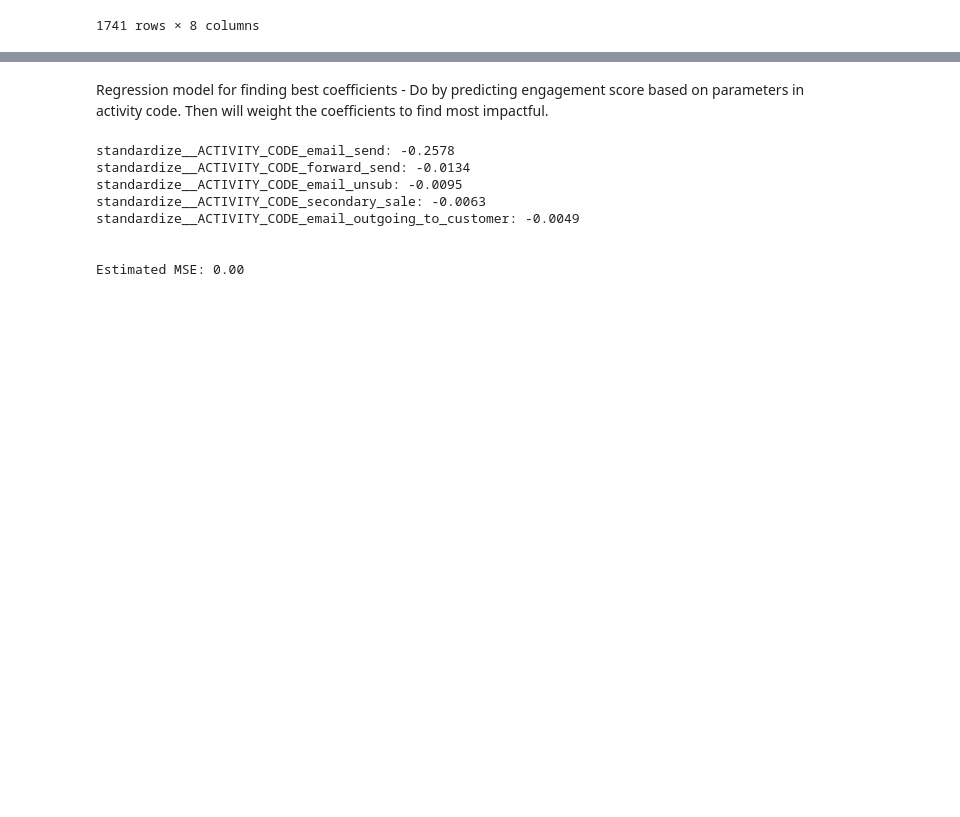
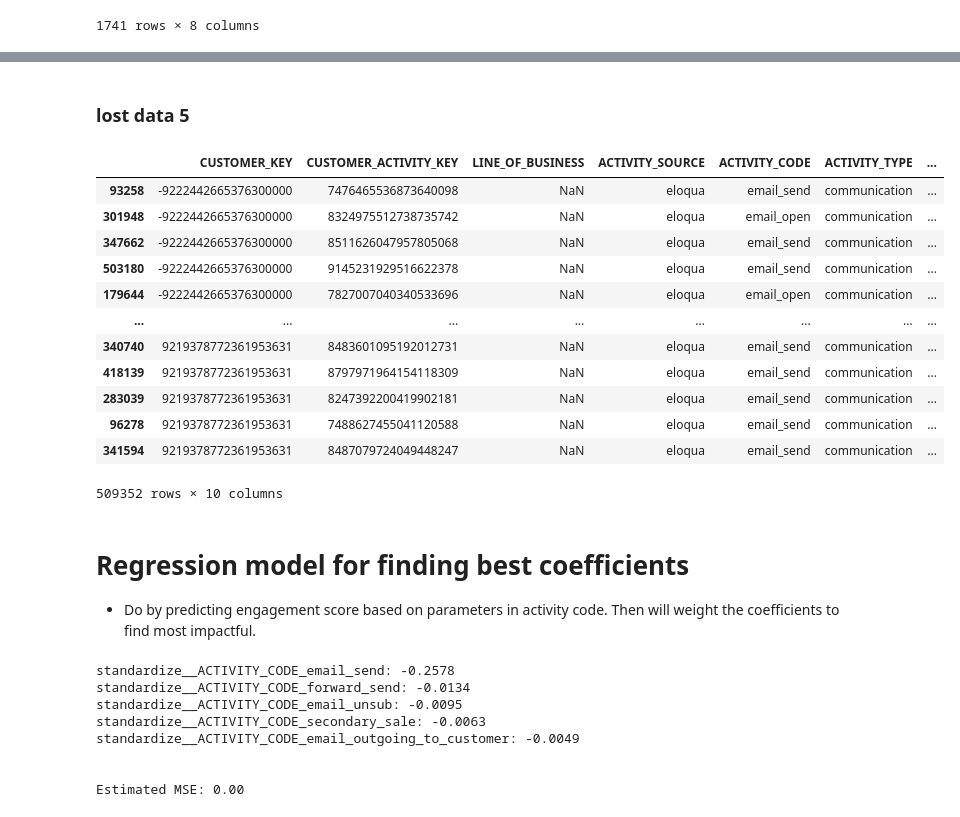
Before and after one commit to ddchamber/Seahawks, a Jupyter notebook: Data_Overview.ipynb, the cells around one changed output, grey strips where cells are left out. Drawn from its saved outputs; the diff is of its cells as text; code cells hidden in the pictures; blank space fills up the shorter version.

```diff
--- a/Data_Overview.ipynb
+++ b/Data_Overview.ipynb
@@ -802,0 +829,24 @@ sth_clean
+# %% [markdown]
+### lost data 5
+# %%
+lost5 = pd.read_csv("/Users/dan/calpoly/BusinessAnalytics/GSB503HAWKS/data/lostData/lost_stnl_and_bp_activity_subset_5.csv")
+# %%
+lost5['Date'] = pd.to_datetime(lost5['ACTIVITY_DATETIME'])
+lost5_date_sorted = lost5.sort_values(by=['CUSTOMER_KEY','Date'])
+
+lost5_filtered = remove_consecutive_page_views(lost5)
+lost5_filtered
+# %% [output]
+|  | CUSTOMER_KEY | CUSTOMER_ACTIVITY_KEY | LINE_OF_BUSINESS | ACTIVITY_SOURCE | ACTIVITY_CODE | ACTIVITY_TYPE | ... |
+| 93258 | -9222442665376300000 | 7476465536873640098 | NaN | eloqua | email_send | communication | ... |
+| 301948 | -9222442665376300000 | 8324975512738735742 | NaN | eloqua | email_open | communication | ... |
+| 347662 | -9222442665376300000 | 8511626047957805068 | NaN | eloqua | email_send | communication | ... |
+| 503180 | -9222442665376300000 | 9145231929516622378 | NaN | eloqua | email_send | communication | ... |
+| 179644 | -9222442665376300000 | 7827007040340533696 | NaN | eloqua | email_open | communication | ... |
+| ... | ... | ... | ... | ... | ... | ... | ... |
+| 340740 | 9219378772361953631 | 8483601095192012731 | NaN | eloqua | email_send | communication | ... |
+| 418139 | 9219378772361953631 | 8797971964154118309 | NaN | eloqua | email_send | communication | ... |
+| 283039 | 9219378772361953631 | 8247392200419902181 | NaN | eloqua | email_send | communication | ... |
+| 96278 | 9219378772361953631 | 7488627455041120588 | NaN | eloqua | email_send | communication | ... |
+| 341594 | 9219378772361953631 | 8487079724049448247 | NaN | eloqua | email_send | communication | ... |
+509352 rows × 10 columns
@@ -803,5 +859,6 @@ sth_clean
 # %% [markdown]
-Regression model for finding best coefficients - Do by predicting engagement score based on parameters in activity code. Then will weight the coefficients to find most impactful.
+# Regression model for finding best coefficients
+- Do by predicting engagement score based on parameters in activity code. Then will weight the coefficients to find most impactful.
 # %%
 # Setup
 import numpy as np
```
Also changed, not shown: parts of 50 cells of this notebook.
